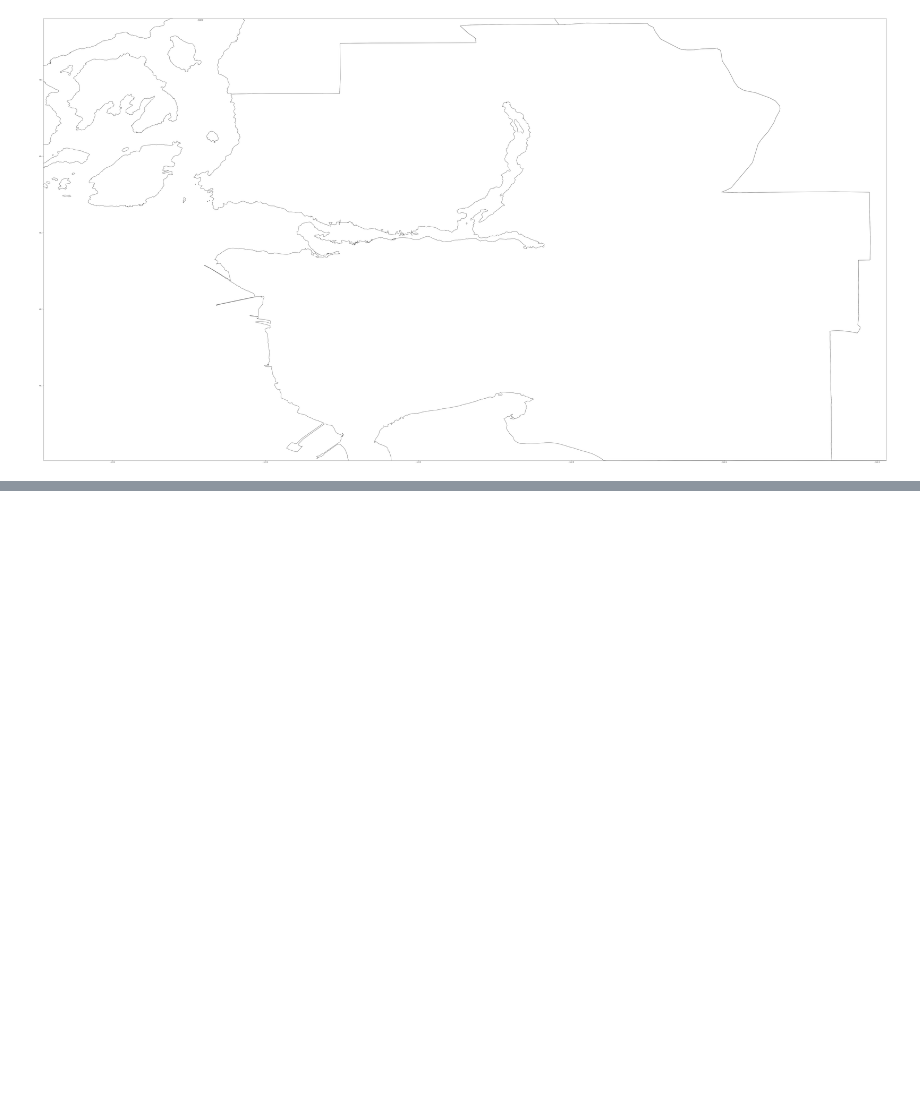
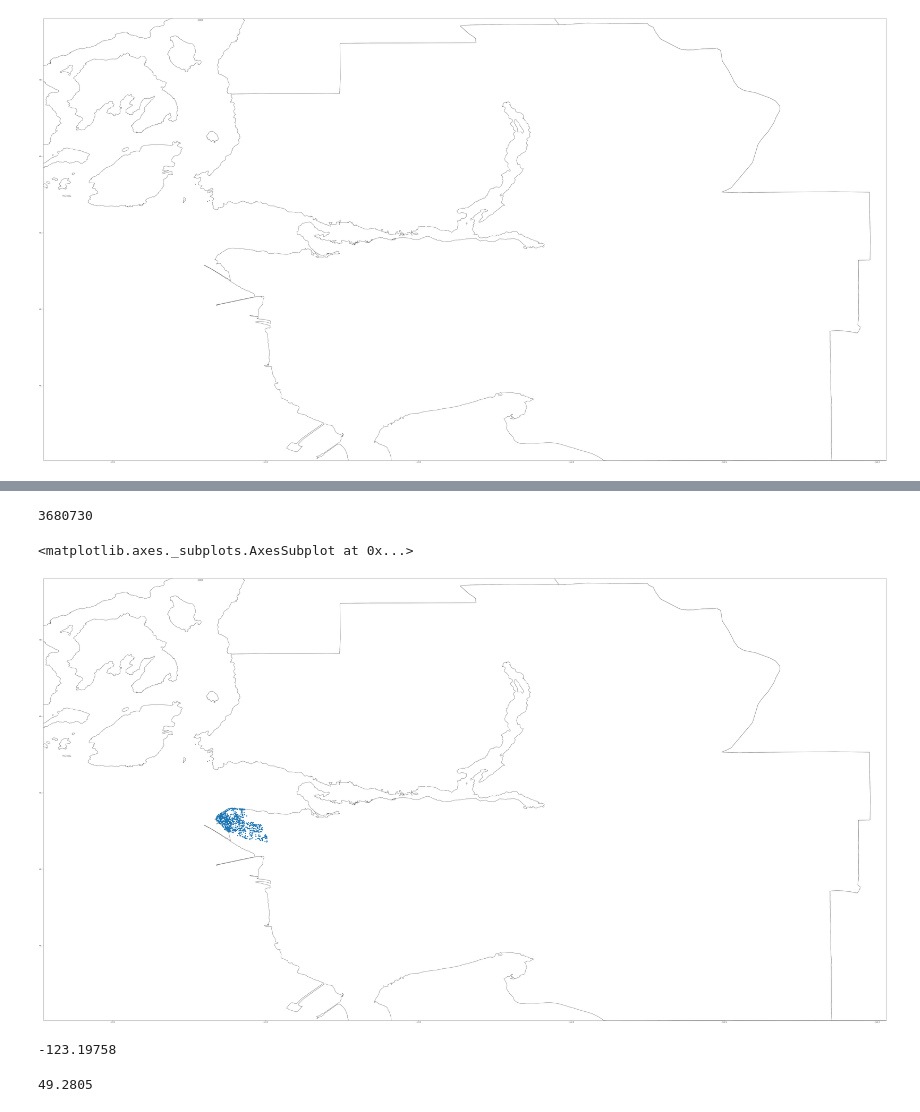
Before and after one commit to raghavaggsss/DSSG19BioDiv, a Jupyter notebook: Geopandas_coordinate.ipynb, the cells around one changed output, grey strips where cells are left out. Cells and saved outputs as stored; diff of their text form; code cells hidden in the pictures; blank space fills up the shorter version.

```diff
--- a/Geopandas_coordinate.ipynb
+++ b/Geopandas_coordinate.ipynb
@@ -35,0 +118,20 @@ van.plot(ax = ax, color='white', edgecolor='black',)
+# %%
+df_UBC = pd.read_csv("Gbif_UBC.csv", delimiter="\t", low_memory=False)
+# %%
+df_UBC.size
+# %% [output]
+3680730
+# %%
+geometry = [Point(xy) for xy in zip (df_UBC['decimalLongitude'], df_UBC['decimalLatitude'])]
+# %%
+geo_df = gpd.GeoDataFrame(df, geometry = geometry, crs = {'init': 'epsg:4326'})
+# %%
+fig, ax = plt.subplots(figsize = (100,100))
+ax.set_ylim(49.002196,49.580115)
+ax.set_xlim(-123.490034, -122.387677)
+# TODO: Make the boundries darker
+van.plot(ax = ax, color='white', edgecolor='black',)
+geo_df.plot(ax = ax)
+# %% [output]
+<matplotlib.axes._subplots.AxesSubplot at 0x...>
+[figure, added]
@@ -35,0 +159,8 @@ van.plot(ax = ax, color='white', edgecolor='black',)
+# %%
+max_long
+# %% [output]
+-123.19758
+# %%
+max_lat
+# %% [output]
+49.2805
```
Also changed, not shown: parts of 30 cells of this notebook, 2 other files.
